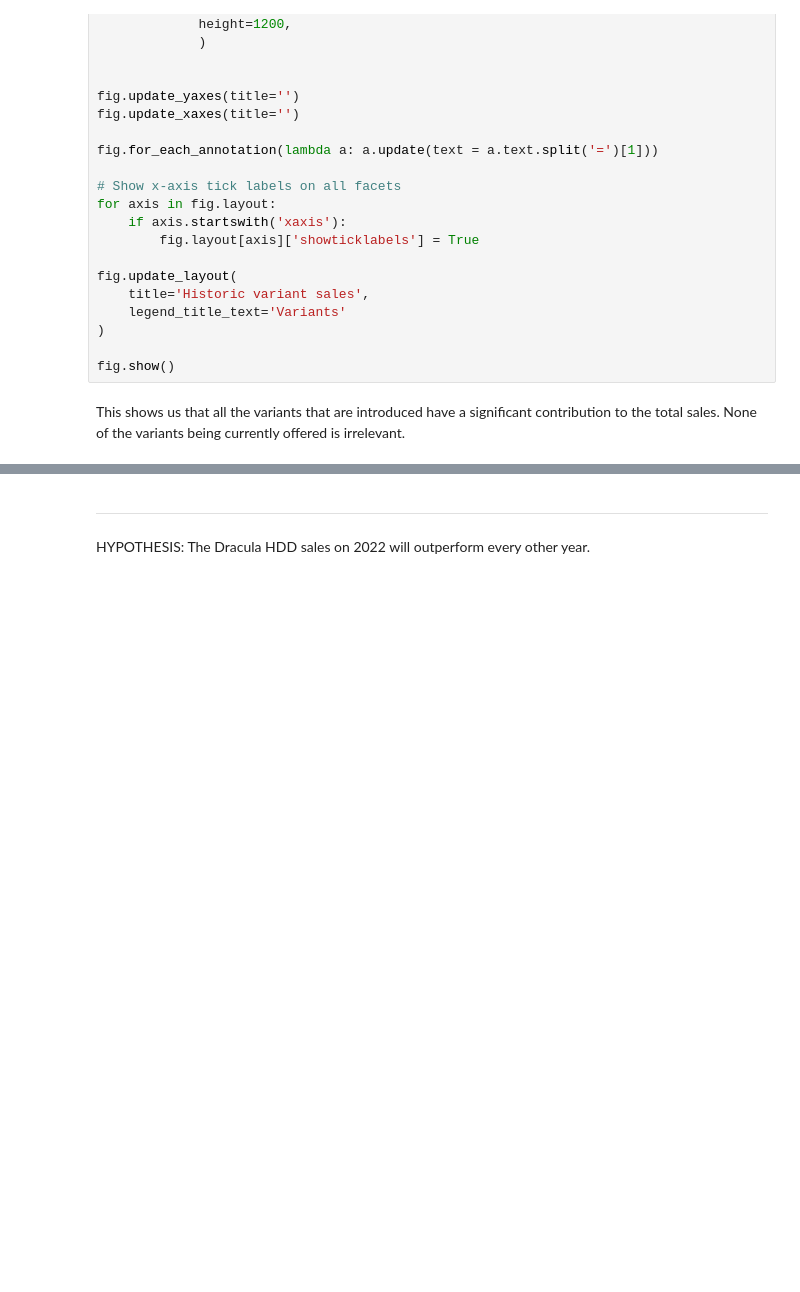
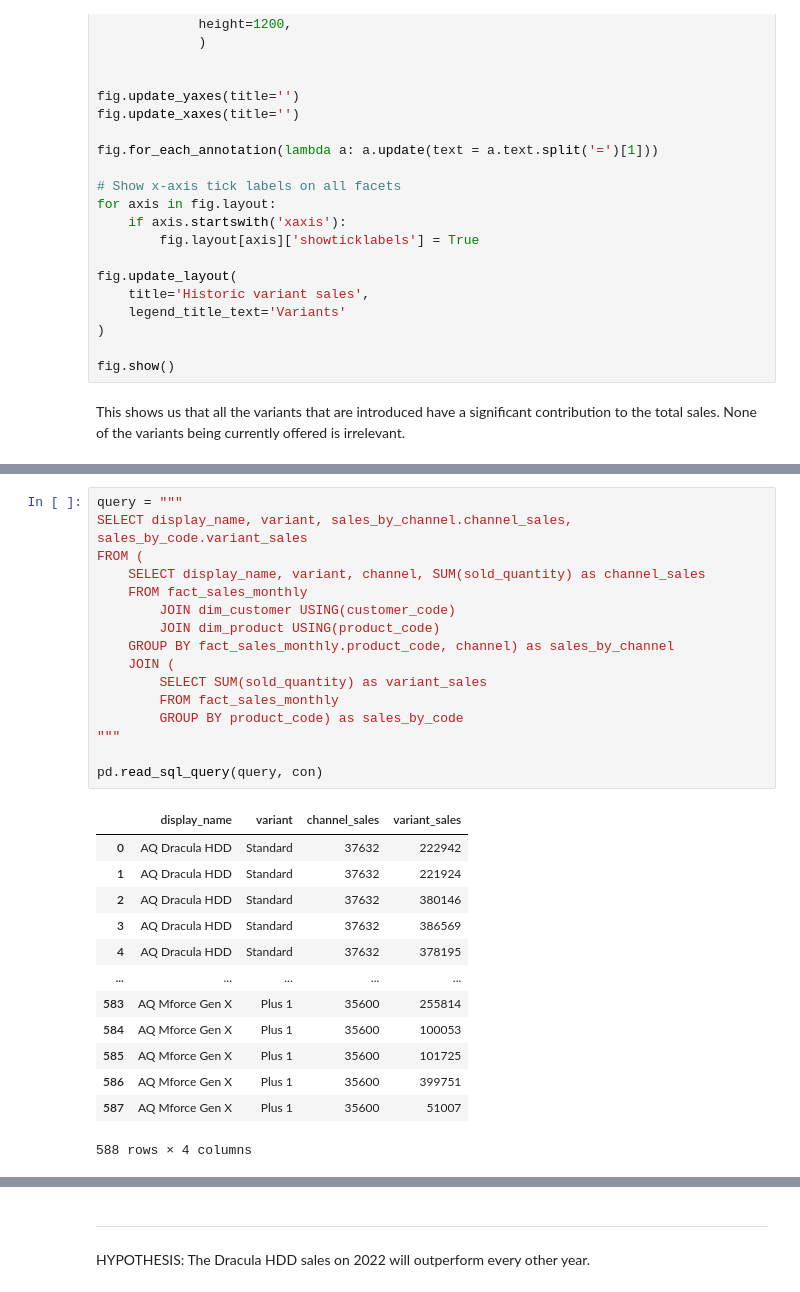
Before and after one commit to Silverscale/AtliQ_Products_Analysis, a Jupyter notebook: atliq_product_analysis.ipynb, the cells around one changed output, grey strips where cells are left out. Cells and saved outputs as stored; diff of their text form; blank space fills up the shorter version.

```diff
--- a/atliq_product_analysis.ipynb
+++ b/atliq_product_analysis.ipynb
@@ -1310,0 +1352,30 @@ This shows us that all the variants that are introduced have a significant contr
+# %%
+query = """
+SELECT display_name, variant, sales_by_channel.channel_sales, sales_by_code.variant_sales
+FROM (
+    SELECT display_name, variant, channel, SUM(sold_quantity) as channel_sales
+    FROM fact_sales_monthly
+        JOIN dim_customer USING(customer_code)
+        JOIN dim_product USING(product_code)
+    GROUP BY fact_sales_monthly.product_code, channel) as sales_by_channel
+    JOIN (
+        SELECT SUM(sold_quantity) as variant_sales
+        FROM fact_sales_monthly
+        GROUP BY product_code) as sales_by_code
+"""
+
+pd.read_sql_query(query, con)
+# %% [output]
+|  | display_name | variant | channel_sales | variant_sales |
+| 0 | AQ Dracula HDD | Standard | 37632 | 222942 |
+| 1 | AQ Dracula HDD | Standard | 37632 | 221924 |
+| 2 | AQ Dracula HDD | Standard | 37632 | 380146 |
+| 3 | AQ Dracula HDD | Standard | 37632 | 386569 |
+| 4 | AQ Dracula HDD | Standard | 37632 | 378195 |
+| ... | ... | ... | ... | ... |
+| 583 | AQ Mforce Gen X | Plus 1 | 35600 | 255814 |
+| 584 | AQ Mforce Gen X | Plus 1 | 35600 | 100053 |
+| 585 | AQ Mforce Gen X | Plus 1 | 35600 | 101725 |
+| 586 | AQ Mforce Gen X | Plus 1 | 35600 | 399751 |
+| 587 | AQ Mforce Gen X | Plus 1 | 35600 | 51007 |
+588 rows × 4 columns
```
Also changed, not shown: parts of 8 cells of this notebook.
